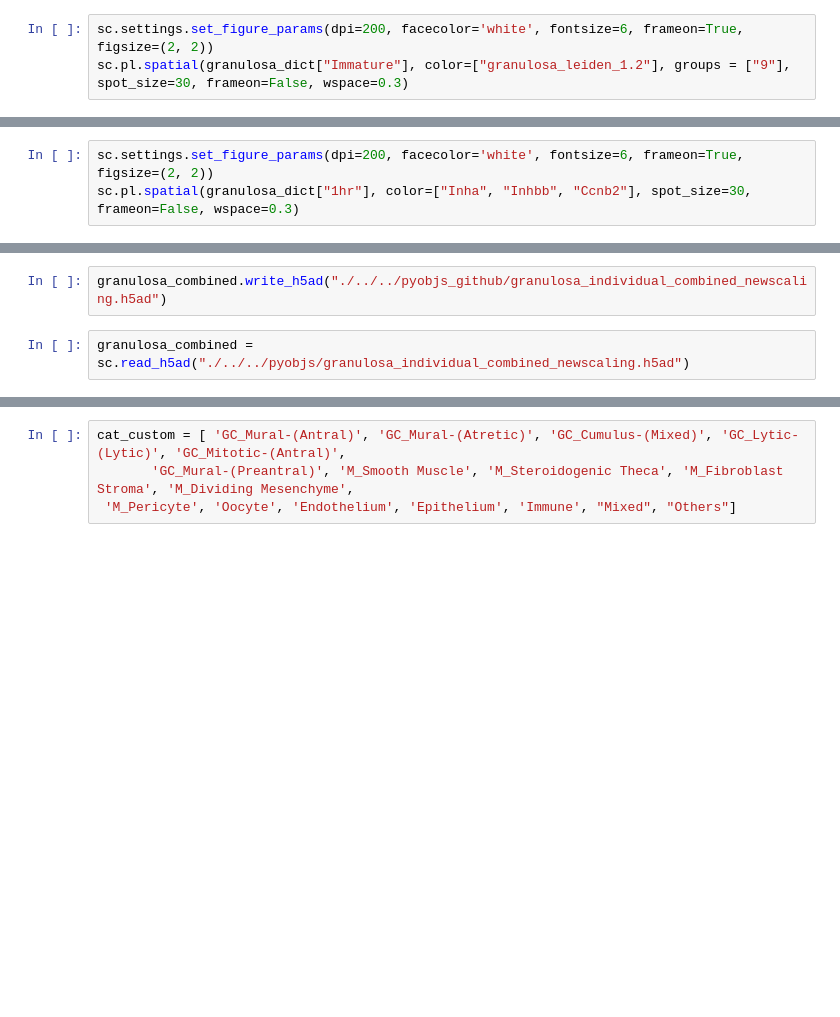
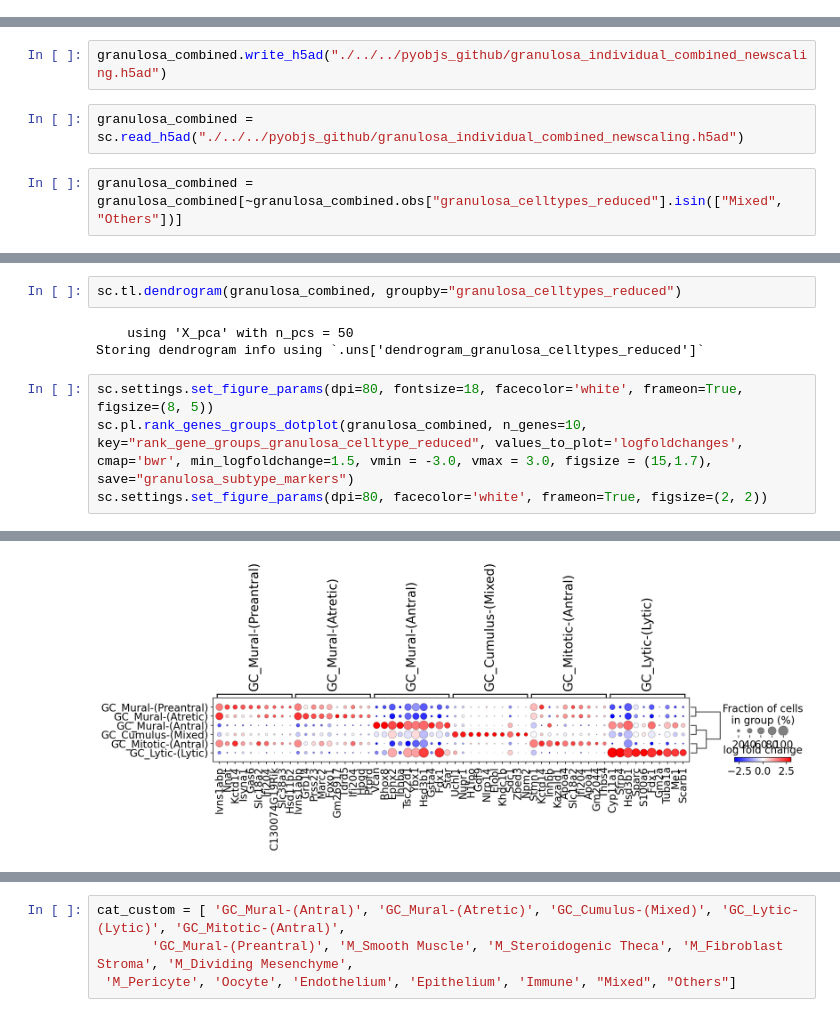
Before and after one commit to madhavmantri/mouse_ovulation, a Jupyter notebook: notebooks/Granulosa_individual_analysis.ipynb, the cells around one changed output, grey strips where cells are left out. Cells and saved outputs as stored; diff of their text form; blank space fills up the shorter version.

```diff
--- a/notebooks/Granulosa_individual_analysis.ipynb
+++ b/notebooks/Granulosa_individual_analysis.ipynb
@@ -87,9 +108,6 @@ sc.settings.set_figure_params(dpi=200, facecolor='white', fontsize=8, frameon=Tr
 # %%
 sc.settings.set_figure_params(dpi=200, facecolor='white', fontsize=6, frameon=True, figsize=(2, 2))
 sc.pl.spatial(granulosa_dict["Immature"], color=["phase", "granulosa_leiden_1.2", "granulosa_celltypes"], spot_size=30, frameon=False, wspace=0.3)
-# %%
-sc.settings.set_figure_params(dpi=200, facecolor='white', fontsize=6, frameon=True, figsize=(2, 2))
-sc.pl.spatial(granulosa_dict["Immature"], color=["granulosa_leiden_1.2"], groups = ["9"], spot_size=30, frameon=False, wspace=0.3)
 # %%
 sc.tl.leiden(granulosa_dict["0hr"], key_added="granulosa_leiden_1.2",  resolution = 1.2)
 sc.tl.rank_genes_groups(granulosa_dict["0hr"], groupby="granulosa_leiden_1.2", key_added="markers_granulosa_leiden_1.2")
@@ -142,9 +155,6 @@ granulosa_dict[sample].obs["granulosa_celltypes"] = granulosa_dict[sample].obs["
 # %%
 sc.settings.set_figure_params(dpi=200, facecolor='white', fontsize=6, frameon=True, figsize=(2, 2))
 sc.pl.spatial(granulosa_dict["1hr"], color=["phase", "granulosa_leiden_1.0", "granulosa_celltypes"], spot_size=30, frameon=False, wspace=0.3)
-# %%
-sc.settings.set_figure_params(dpi=200, facecolor='white', fontsize=6, frameon=True, figsize=(2, 2))
-sc.pl.spatial(granulosa_dict["1hr"], color=["Inha", "Inhbb", "Ccnb2"], spot_size=30, frameon=False, wspace=0.3)
 # %%
 sample = "4hr"
 ax = sc.pl.correlation_matrix(granulosa_dict[sample], 'granulosa_leiden_1.0', figsize=(2,2))
@@ -336,4 +343,6 @@ granulosa_combined.obs["granulosa_celltypes_reduced"].cat.reorder_categories(
 # %%
 granulosa_combined.write_h5ad("./../../pyobjs_github/granulosa_individual_combined_newscaling.h5ad")
 # %%
-granulosa_combined = sc.read_h5ad("./../../pyobjs/granulosa_individual_combined_newscaling.h5ad")
+granulosa_combined = sc.read_h5ad("./../../pyobjs_github/granulosa_individual_combined_newscaling.h5ad")
+# %%
+granulosa_combined = granulosa_combined[~granulosa_combined.obs["granulosa_celltypes_reduced"].isin(["Mixed", "Others"])]
@@ -339,0 +359,10 @@ granulosa_combined = sc.read_h5ad("./../../pyobjs/granulosa_individual_combined_
+# %%
+sc.tl.dendrogram(granulosa_combined, groupby="granulosa_celltypes_reduced")
+# %% [output]
+    using 'X_pca' with n_pcs = 50
+Storing dendrogram info using `.uns['dendrogram_granulosa_celltypes_reduced']`
+# %%
+sc.settings.set_figure_params(dpi=80, fontsize=18, facecolor='white', frameon=True, figsize=(8, 5))
+sc.pl.rank_genes_groups_dotplot(granulosa_combined, n_genes=10, key="rank_gene_groups_granulosa_celltype_reduced", values_to_plot='logfoldchanges', cmap='bwr', min_logfoldchange=1.5, vmin = -3.0, vmax = 3.0, figsize = (15,1.7), save="granulosa_subtype_markers")
+sc.settings.set_figure_params(dpi=80, facecolor='white', frameon=True, figsize=(2, 2))
+# %% [output]
@@ -339,0 +370 @@ granulosa_combined = sc.read_h5ad("./../../pyobjs/granulosa_individual_combined_
+[figure, added]
```
Also changed, not shown: parts of 10 cells of this notebook, 7 other files.
